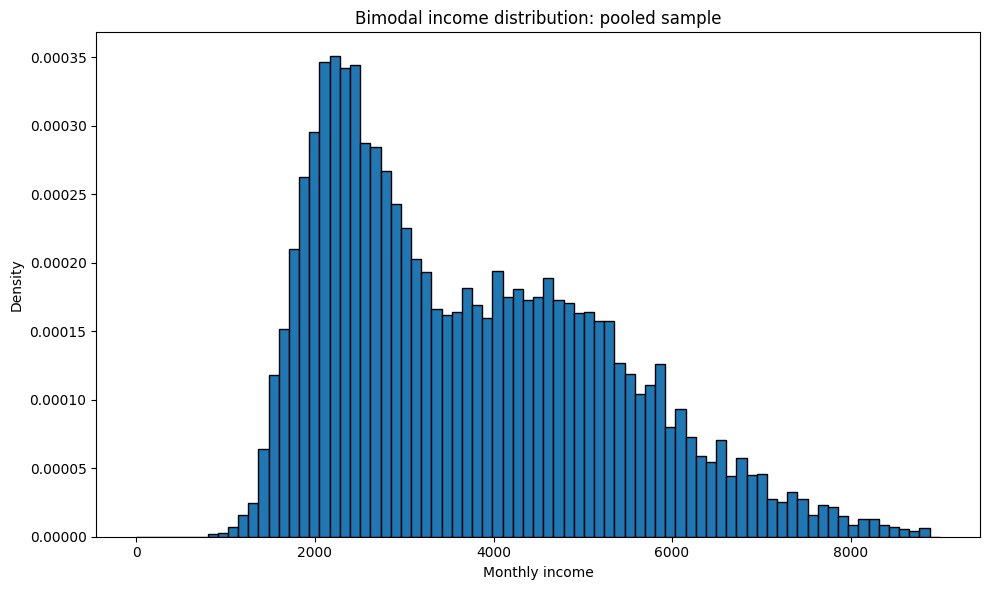
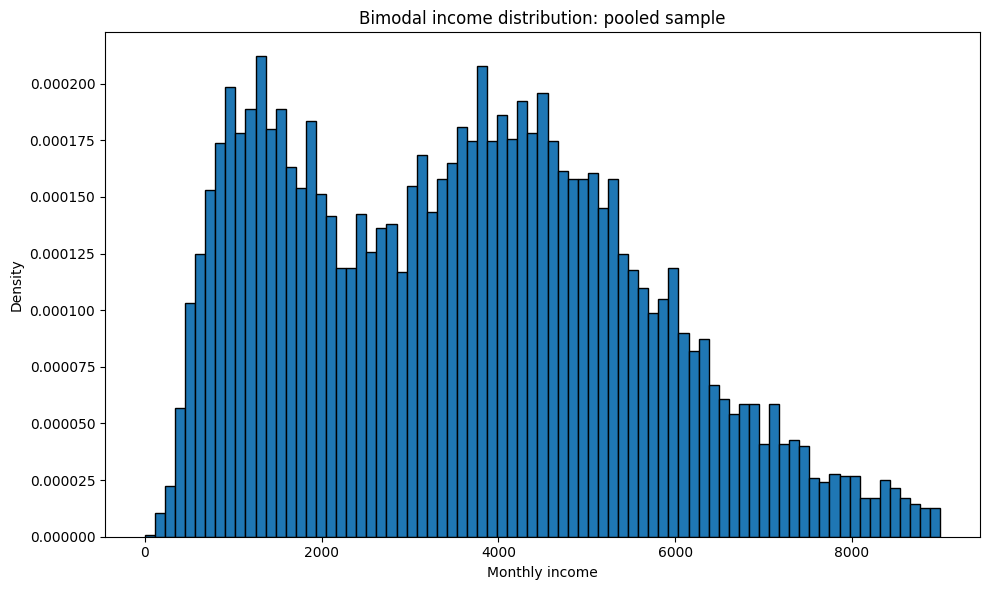
Code edit (unified diff) that turned the first committed figure into the second:
--- before
+++ after
@@ -30,6 +30,6 @@
 # Dispersión lognormal
 # Valores más bajos hacen que los grupos estén más separados visualmente.
-sigma_women = 0.25
-sigma_men = 0.25
+sigma_women = 0.7
+sigma_men = 0.3
 
 # Convertir media deseada a parámetro mu de la lognormal
@@ -93,5 +93,5 @@
 )
 
-plt.xlabel("Monthly income")
+plt.xlabel("Ingreso mensual")
 plt.ylabel("Density")
 plt.title("Bimodal income distribution: mixture of women and men")

Commit: Se creó con Colab